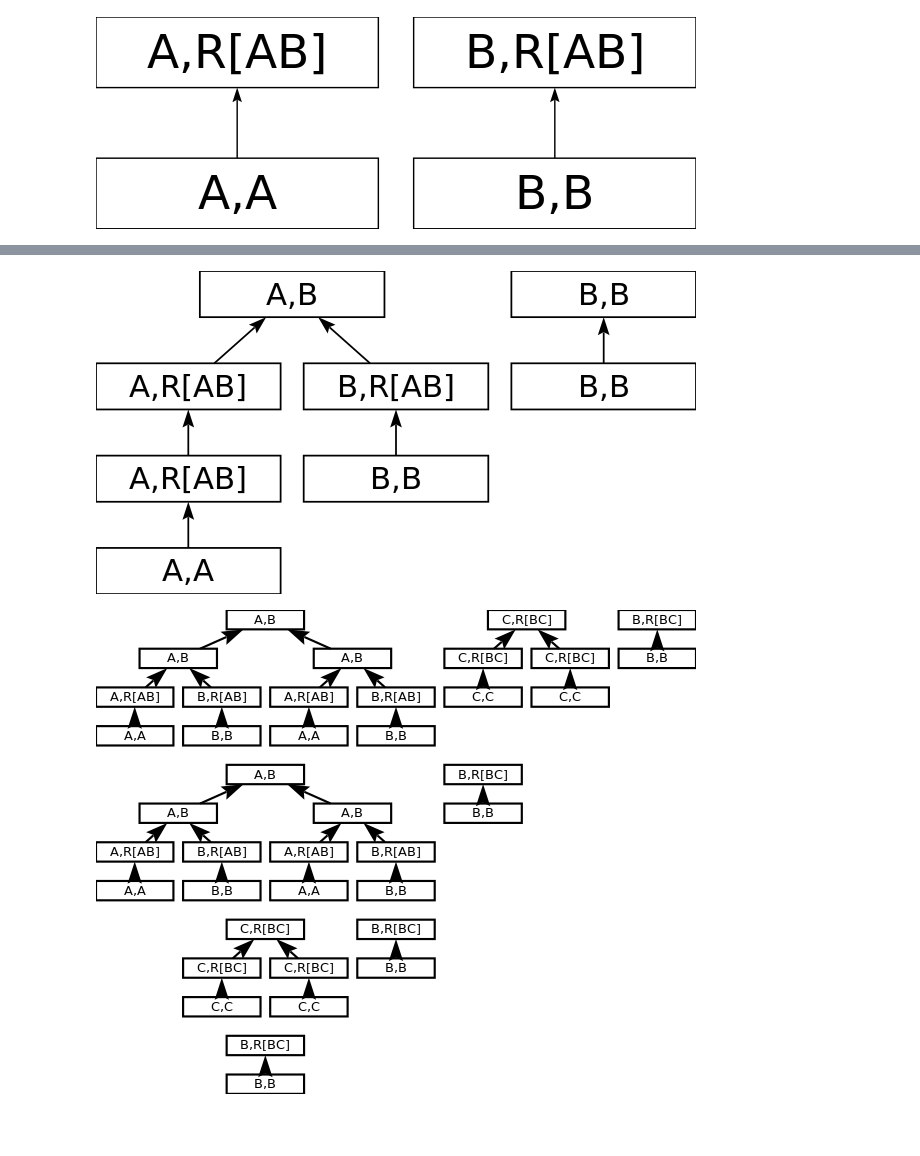
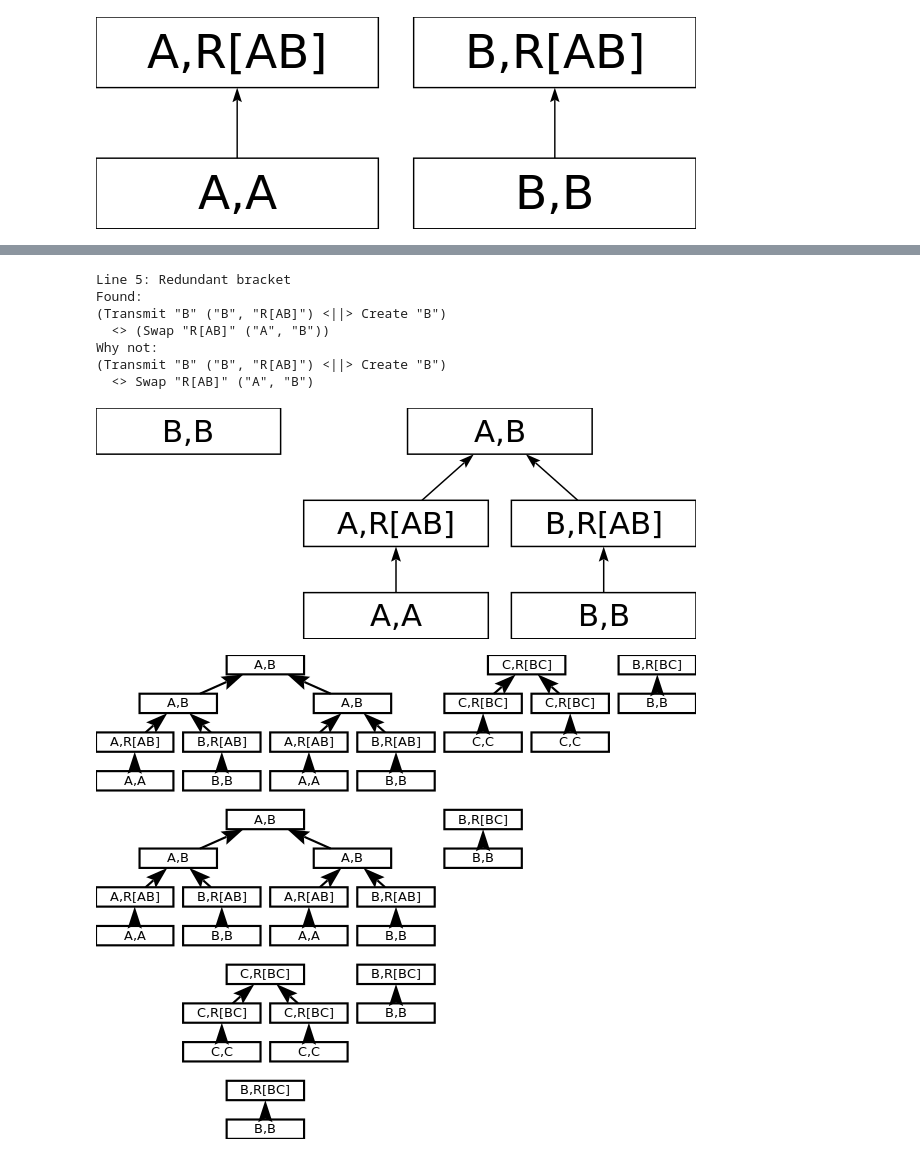
Before and after one commit to swystems/bellkat, a Jupyter notebook: BetterExample.ipynb, the cells around one changed output, grey strips where cells are left out. Saved outputs shown, nothing was run; the diff lists cells and outputs as text; code cells hidden in the pictures; blank space fills up the shorter version.

```diff
--- a/BetterExample.ipynb
+++ b/BetterExample.ipynb
@@ -127,11 +159,18 @@ drawPolicy $
 # %%
 drawPolicy $
     Create "A"
     <> (Transmit "A" ("A", "R[AB]") <||> Create "B")
-    <> (Transmit "B" ("B", "R[AB]") <||> Identity ("A", "R[AB]") <||> Create "B")
-    <> (Swap "R[AB]" ("A", "B") <||> Identity ("B", "B"))
+    <> (Transmit "B" ("B", "R[AB]") {- <||> Identity ("A", "R[AB]") -} <||> Create "B")
+    <> (Swap "R[AB]" ("A", "B") {- <||> Identity ("B", "B") -})
 # %% [output]
+Line 5: Redundant bracket
+Found:
+(Transmit "B" ("B", "R[AB]") <||> Create "B")
+  <> (Swap "R[AB]" ("A", "B"))
+Why not:
+(Transmit "B" ("B", "R[AB]") <||> Create "B")
+  <> Swap "R[AB]" ("A", "B")
-[figure, old version]
+[figure, new version]
 # %%
 pAB = (Create "A" <||> Create "B") <> (Transmit "A" ("A", "R[AB]") <||> Transmit "B" ("B", "R[AB]")) <> Swap "R[AB]" ("A", "B")
 pCR = ((Create "C" <> Transmit "C" ("C", "R[BC]")) <||> (Create "C" <> Transmit "C" ("C", "R[BC]"))) <> Distill ("C", "R[BC]")
```
Also changed, not shown: parts of 13 cells of this notebook.
